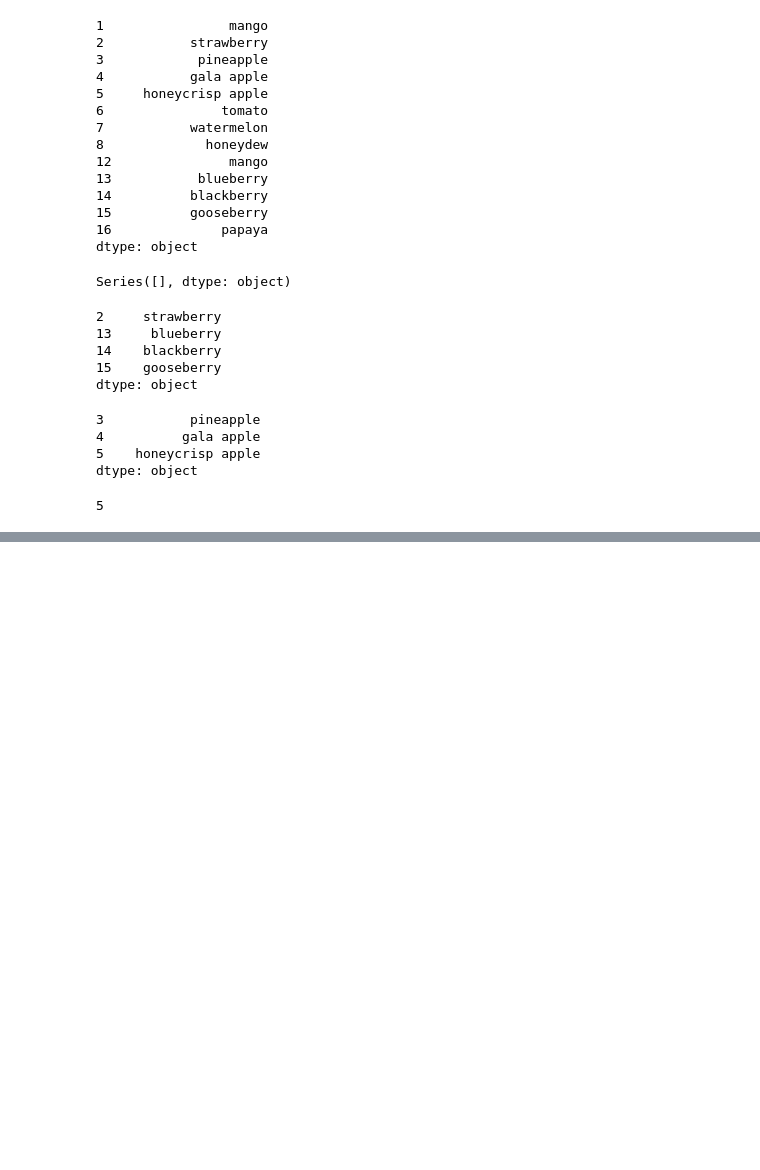
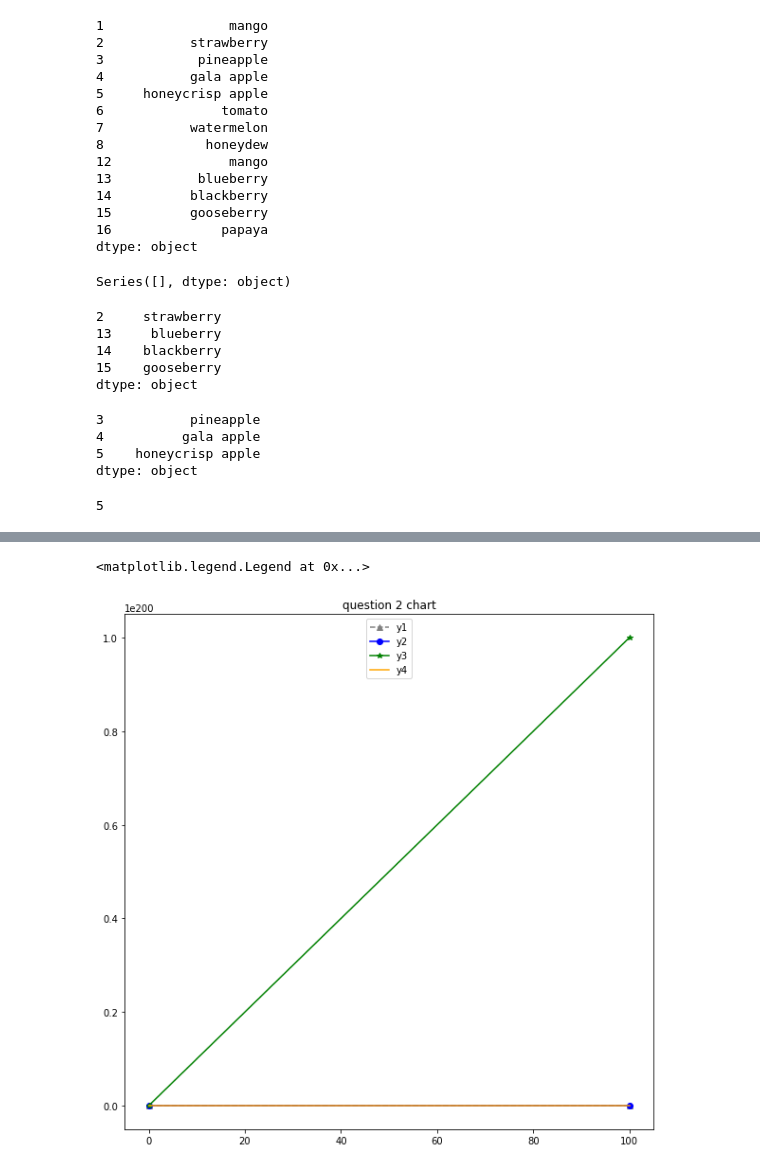
Before and after one commit to GladyBarrios/numpy-pandas-visualization-exercises, a Jupyter notebook: just_some_python_libraries_practice.ipynb, the cells around one changed output, grey strips where cells are left out. Drawn from its saved outputs; the diff is of its cells as text; code cells hidden in the pictures; blank space fills up the shorter version.

```diff
--- a/just_some_python_libraries_practice.ipynb
+++ b/just_some_python_libraries_practice.ipynb
@@ -486,0 +517,22 @@ max(fruits.str.count('[vowels]'))
+# %%
+plt.figure(figsize = (10,10))
+
+
+plt.title('question 2 chart')
+
+plt.plot(x,y1, color = 'grey', ls = '--', marker = '^', label = 'y1')
+
+
+plt.plot(x,y2, color = 'blue', marker = 'o', label = 'y2')
+
+
+plt.plot(x,y3, color = 'green', marker = '*', label = 'y3')
+
+
+plt.plot(x,y4, color = 'orange', label = 'y4')
+
+
+plt.legend(loc = 'upper center')
+# %% [output]
+<matplotlib.legend.Legend at 0x...>
+[figure, added]
```
Also changed, not shown: parts of 4 cells of this notebook, 5 other files.
